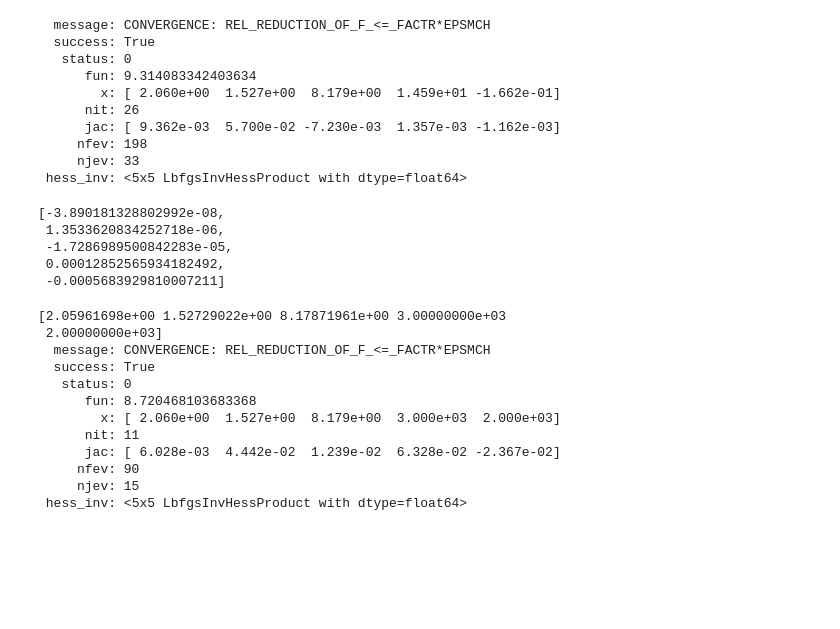
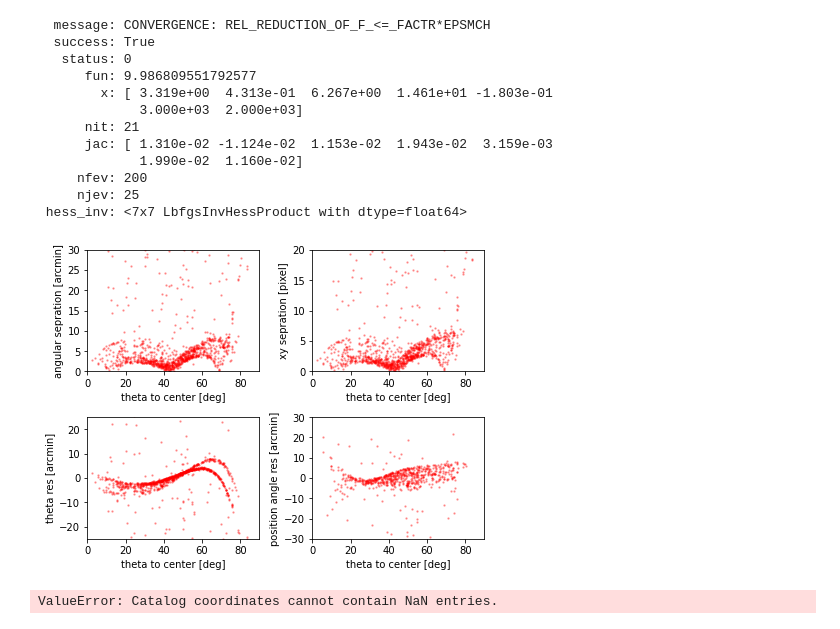
Before and after one commit to CoolTowel/constellation_lines, a Jupyter notebook: opti-az.ipynb, the cells around one changed output. Cells and saved outputs as stored; diff of their text form; code cells hidden in the pictures; blank space fills up the shorter version.

```diff
--- a/opti-az.ipynb
+++ b/opti-az.ipynb
@@ -55,53 +68,32 @@ pic.draw_residual(dpi=72, s=2, c = 'red',alpha=0.3)
 # %%
-init, result = pic.lens_optimize()
+init, result = pic.plate_optimize()
 print(result)
 x = result.x
 pic.az = x[0]
 pic.alt = x [1]
 pic.az_roll = x[2]
 pic.f = x[3]
 pic.k = x[4]
+pic.c_x = x[5]
+pic.c_y = x[6]
 pic.draw_residual(dpi=72, s=2, c = 'red',alpha=0.3)
 # %% [output]
   message: CONVERGENCE: REL_REDUCTION_OF_F_<=_FACTR*EPSMCH
   success: True
    status: 0
-      fun: 9.314083342403634
-        x: [ 2.060e+00  1.527e+00  8.179e+00  1.459e+01 -1.662e-01]
-      nit: 26
-      jac: [ 9.362e-03  5.700e-02 -7.230e-03  1.357e-03 -1.162e-03]
-     nfev: 198
-     njev: 33
- hess_inv: <5x5 LbfgsInvHessProduct with dtype=float64>
+      fun: 9.986809551792577
+        x: [ 3.319e+00  4.313e-01  6.267e+00  1.461e+01 -1.803e-01
+             3.000e+03  2.000e+03]
+      nit: 21
+      jac: [ 1.310e-02 -1.124e-02  1.153e-02  1.943e-02  3.159e-03
+             1.990e-02  1.160e-02]
+     nfev: 200
+     njev: 25
+ hess_inv: <7x7 LbfgsInvHessProduct with dtype=float64>
+[figure, added]
-# %%
-pic.distort_optimize()
-# %% [output]
-[-3.890181328802992e-08,
- 1.3533620834252718e-06,
- -1.7286989500842283e-05,
- 0.00012852565934182492,
- -0.0005683929810007211]
-# %%
-init, result = pic.plate_optimize()
-print(init)
-print(result)
-x = result.x
-pic.az = x[0]
-pic.alt = x [1]
-pic.az_roll = x[2]
-pic.c_x=x[3]
-pic.c_y = x[4]
-pic.draw_residual(dpi=72, s=2, c = 'red',alpha=0.3)
-# %% [output]
-[2.05961698e+00 1.52729022e+00 8.17871961e+00 3.00000000e+03
- 2.00000000e+03]
-  message: CONVERGENCE: REL_REDUCTION_OF_F_<=_FACTR*EPSMCH
-  success: True
-   status: 0
-      fun: 8.720468103683368
-        x: [ 2.060e+00  1.527e+00  8.179e+00  3.000e+03  2.000e+03]
-      nit: 11
-      jac: [ 6.028e-03  4.442e-02  1.239e-02  6.328e-02 -2.367e-02]
-     nfev: 90
-     njev: 15
- hess_inv: <5x5 LbfgsInvHessProduct with dtype=float64>
+# %%
+init, result = pic.distortion_optimize(distortion_paras_range=1)
+pic.distortion_paras = result.x
+result
+# %% [output]
+ValueError: Catalog coordinates cannot contain NaN entries.
```
Also changed, not shown: parts of 5 cells of this notebook, 6 other files.
